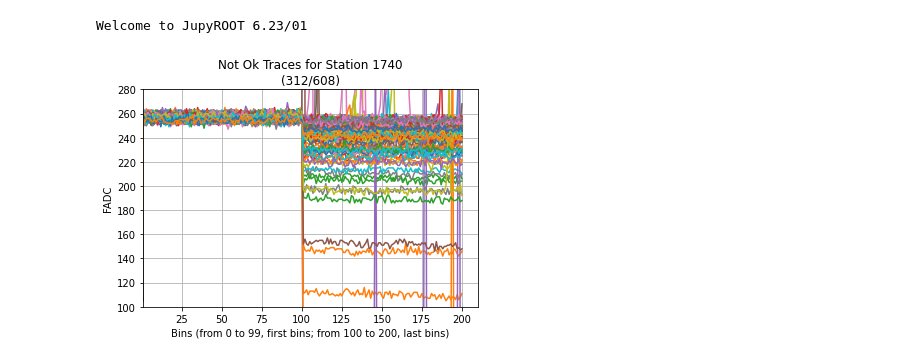
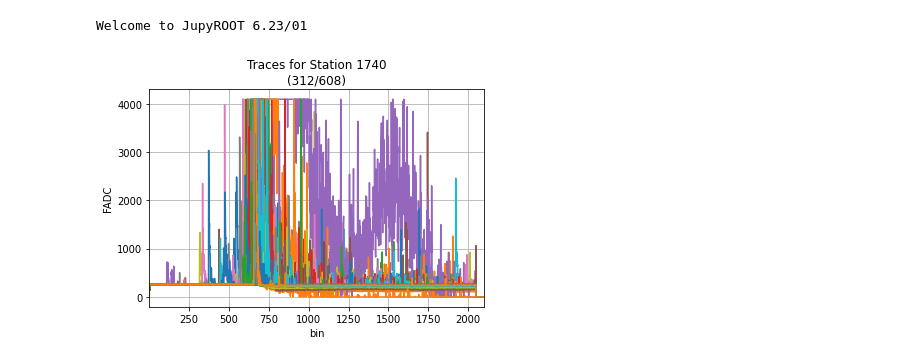
Before and after one commit to suarez-duran-m/auger, a Jupyter notebook: analysis/notebooks/traces1740.ipynb, the cells around one changed output. Cells and saved outputs as stored; diff of their text form; code cells hidden in the pictures.

```diff
--- a/analysis/notebooks/traces1740.ipynb
+++ b/analysis/notebooks/traces1740.ipynb
@@ -21,15 +23,16 @@ for e in range(0, hist.GetNbinsX()):
 # %%
 for i in range(0, len(arr1)):
     plt.plot(arr1[i])
 
-plt.xlim(1,)
-plt.xlabel("Bins (from 0 to 99, first bins; from 100 to 200, last bins)")
+plt.xlim(1,2100)
+#plt.xlabel("Bins (from 0 to 99, first bins; from 100 to 200, last bins)")
+plt.xlabel("bin")
 
-plt.ylim(100,280)
+#plt.ylim(100,280)
 plt.ylabel("FADC")
 
-plt.title( "Not Ok Traces for Station 1740\n("+str(len(arr1))+"/608)" )
+plt.title( "Traces for Station 1740\n("+str(len(arr1))+"/608)" )
 plt.grid()
 plt.savefig("../../plots/traces1740.pdf", dpi=300)
 # %% [output]
-[figure, old version]
+[figure, new version]
```
Also changed, not shown: parts of 7 cells of this notebook, 8 other files.
